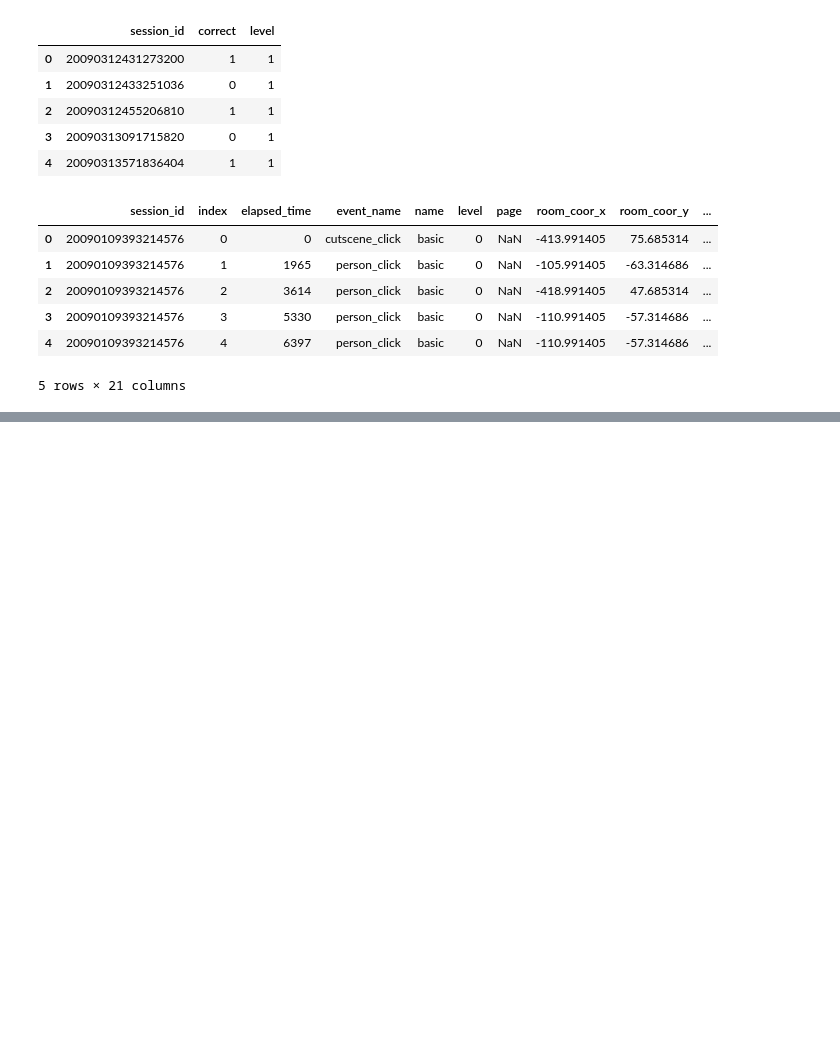
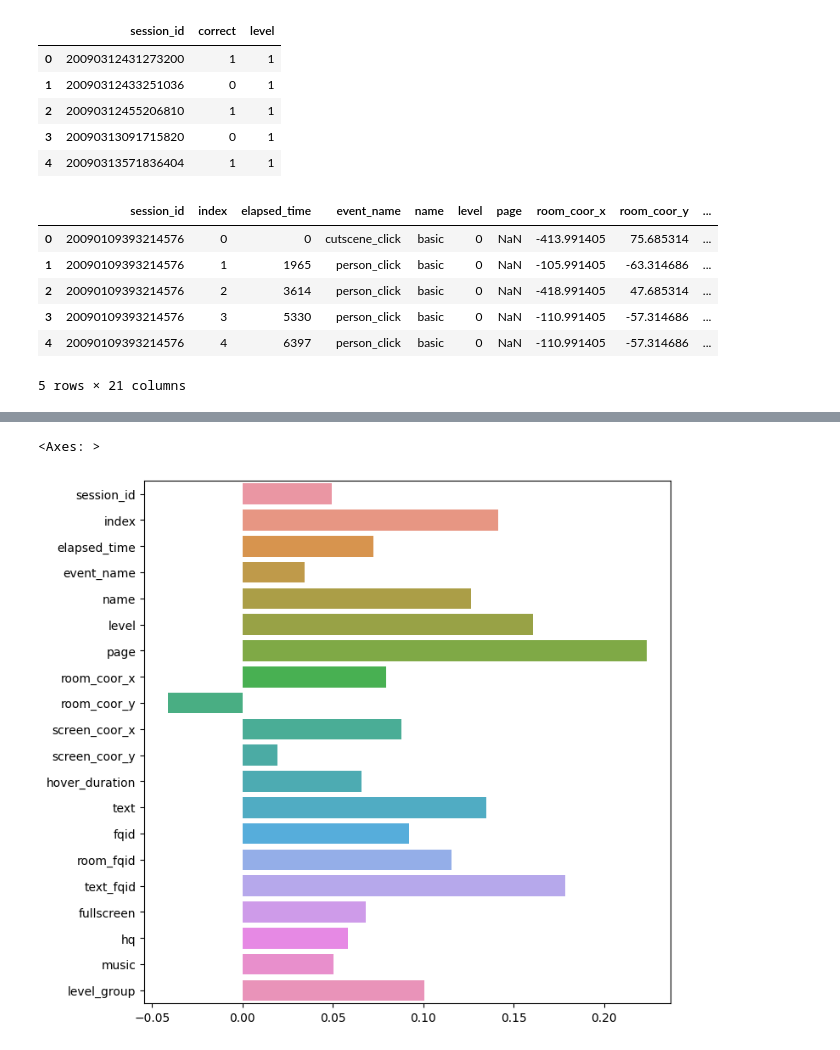
Before and after one commit to Sethmckbot/ML-Final-Project, a Jupyter notebook: MLfinal.ipynb, the cells around one changed output, grey strips where cells are left out. Saved outputs shown, nothing was run; the diff lists cells and outputs as text; code cells hidden in the pictures; blank space fills up the shorter version.

```diff
--- a/MLfinal.ipynb
+++ b/MLfinal.ipynb
@@ -86,0 +87,10 @@ shown = strain[cols].hist(figsize=(20,30), layout=(5,4))
+# %%
+import matplotlib.pyplot as plt
+import seaborn as sns
+
+fig, ax = plt.subplots(figsize = (8,8))
+corr = strain[cols].corr()
+sns.barplot(data=corr,orient = 'h', errorbar = None)
+# %% [output]
+<Axes: >
+[figure, added]
```
Also changed, not shown: parts of 7 cells of this notebook.
